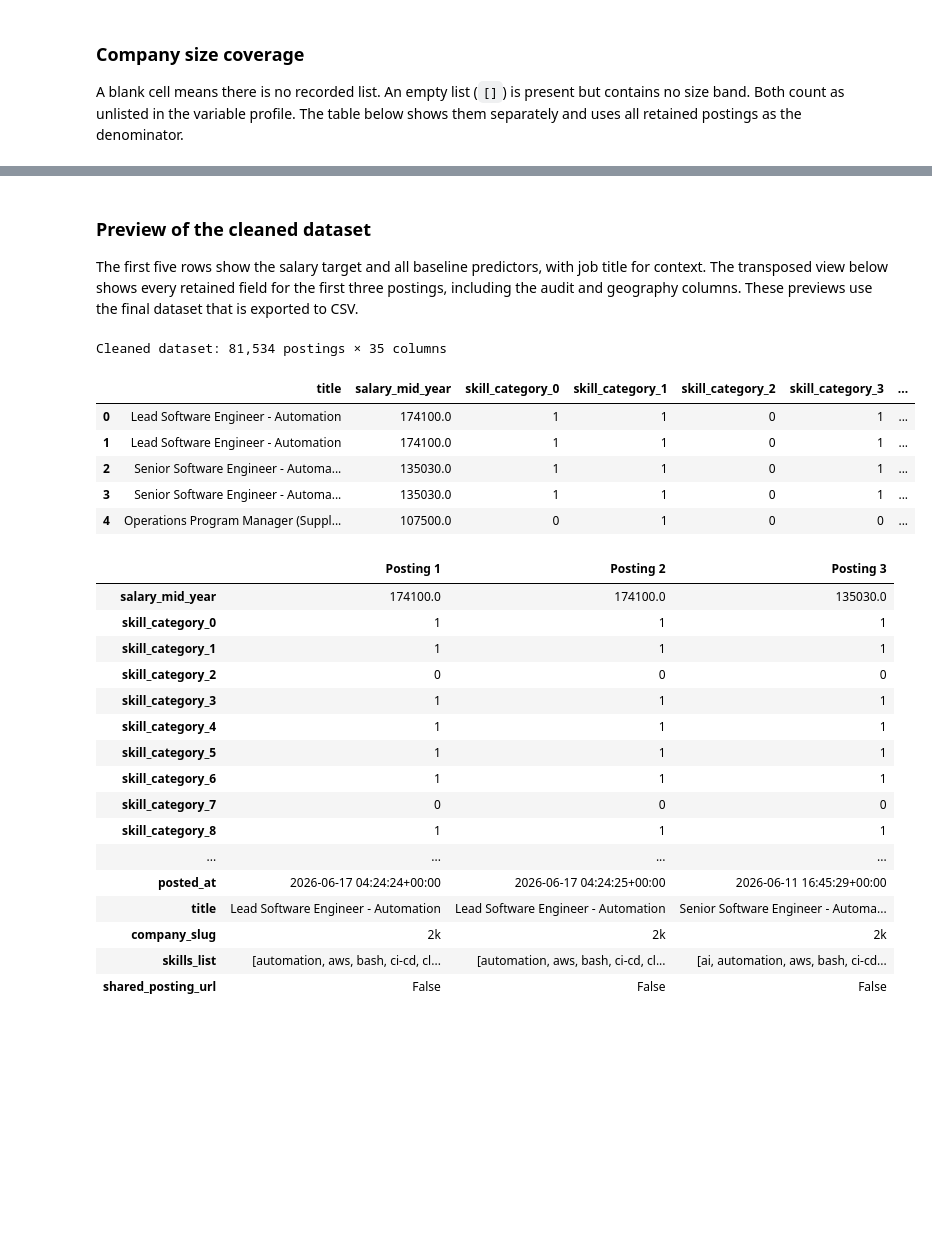
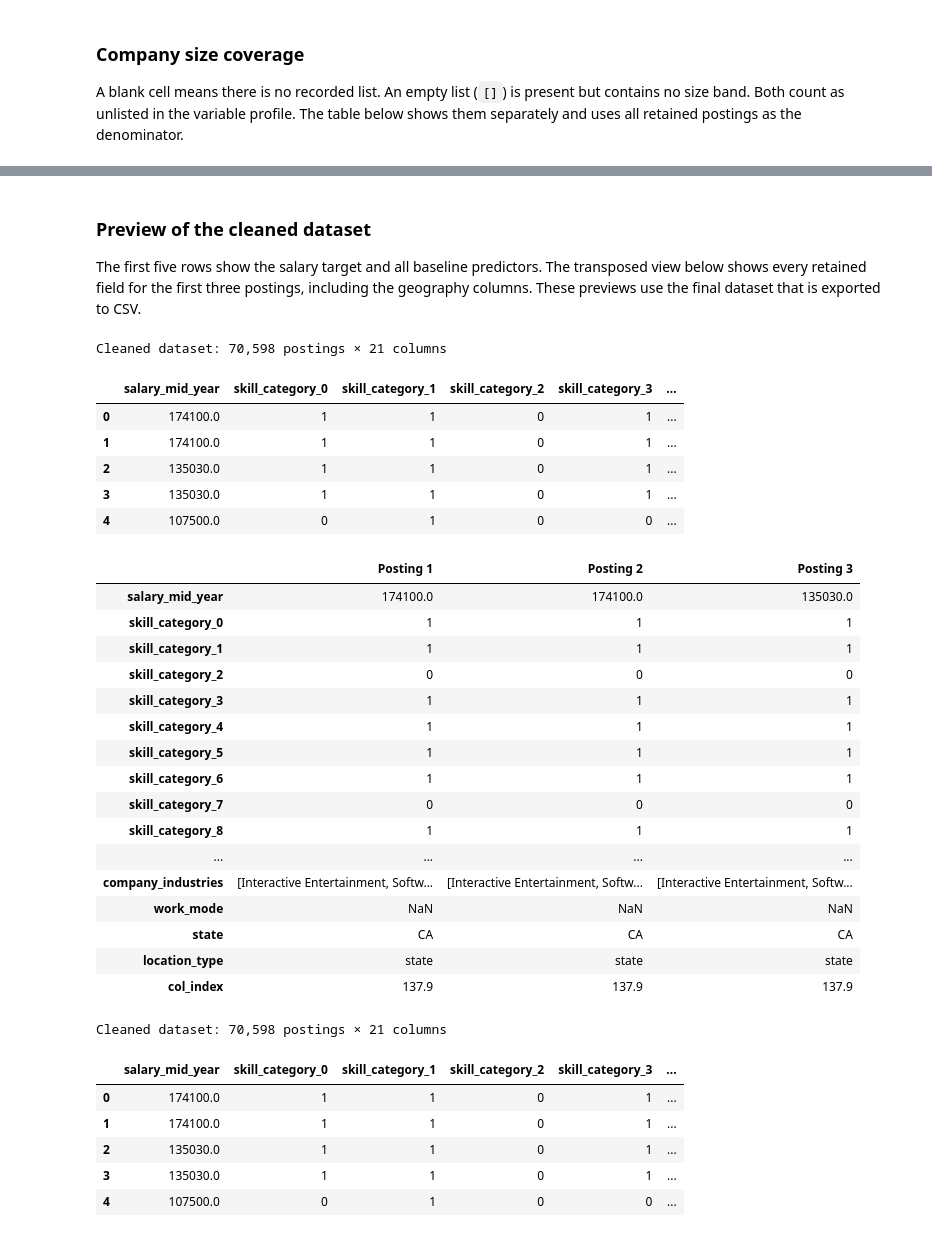
Before and after one commit to wanying-yang/techjob-analysis, a Jupyter notebook: notebooks/Salary_Data_Preprocessing_Annotated.ipynb, the cells around one changed output, grey strips where cells are left out. Cells and saved outputs as stored; diff of their text form; code cells hidden in the pictures; blank space fills up the shorter version.

```diff
--- a/notebooks/Salary_Data_Preprocessing_Annotated.ipynb
+++ b/notebooks/Salary_Data_Preprocessing_Annotated.ipynb
@@ -223,0 +581,6 @@ Company size and industry may list multiple values. We parse the lists and prese
+# %%
+above_experience_cutoff = experience.gt(max_experience_years)
+print(f"Postings excluded for experience above {max_experience_years}: {above_experience_cutoff.sum():,}")
+clean = clean.loc[~above_experience_cutoff].copy()
+row_counts["After experience screening"] = len(clean)
+print(f"Postings retained: {len(clean):,}")
@@ -241,7 +611,5 @@ for column in ["company_sizes", "company_industries"]:
     clean[column] = clean[column].map(ast.literal_eval, na_action="ignore")
     if not clean[column].dropna().map(lambda value: isinstance(value, list)).all():
         raise ValueError(f"{column} contains a non-list value.")
-clean["experience_years_min"] = pd.to_numeric(clean["experience_years_min"], errors="coerce")
-clean["experience_years_min"] = clean["experience_years_min"].mask(clean["experience_years_min"].lt(0))
 # %% [output]
 |  | Postings | Share |
@@ -300,0 +873,23 @@ display(band_frequency)
+# %%
+meric_path = root / "data" / "MERIC_Cost_of_Living_2026_Q3.csv"
+meric = pd.read_csv(meric_path, usecols=["state_code", "year", "quarter", "col_index"])
+meric["state_code"] = meric["state_code"].str.strip().str.upper()
+state_col = meric.loc[
+    meric["year"].eq(2026) & meric["quarter"].eq(3) & meric["state_code"].isin(state_abbrs),
+    ["state_code", "col_index"],
+].rename(columns={"state_code": "state"})
+state_col["col_index"] = pd.to_numeric(state_col["col_index"], errors="raise")
+assert not state_col.empty and state_col["col_index"].notna().all()
+
+posting_count = len(clean)
+clean = clean.merge(state_col, on="state", how="left", validate="many_to_one", sort=False)
+assert len(clean) == posting_count
+assert clean.loc[clean["state"].isna(), "col_index"].isna().all()
+
+join_counts = pd.Series({
+    "Matched to MERIC": clean["col_index"].notna().sum(),
+    "State unlisted": clean["state"].isna().sum(),
+    "State listed with no MERIC match": (clean["state"].notna() & clean["col_index"].isna()).sum(),
+}, name="Postings")
+assert join_counts.sum() == posting_count
+display(join_counts.to_frame().assign(Share=(join_counts / posting_count).map("{:.1%}".format)))
@@ -311,15 +969,11 @@ The dataset retains the target, baseline predictors, optional EDA fields, geogra
 # %%
 target = "salary_mid_year"
-baseline = skill_cols + ["skills_listed", "experience_years_min", "company_sizes"]
+baseline = skill_cols + ["skills_listed", "experience_years_min", "company_size_band"]
 optional = ["category", "seniority", "employment_type", "company_industries", "work_mode"]
-geography = ["state", "state_candidate", "location_type", "location"]
-salary_audit = ["salary_min", "salary_max", "salary_period", "salary_currency",
-                "salary_min_year", "salary_max_year"]
-posting_audit = ["public_slug", "url", "posted_at", "title", "company_slug",
-                 "skills_list", "shared_posting_url"]
-final_columns = [target] + baseline + optional + geography + salary_audit + posting_audit
+geography = ["state", "location_type", "col_index"]
+final_columns = [target] + baseline + optional + geography
 final = clean.loc[:, final_columns].reset_index(drop=True)
-list_cols = ["skills_list", "company_sizes", "company_industries"]
+list_cols = ["company_industries"]
 row_counts["Final cleaned dataset"] = len(final)
 display(pd.Series(row_counts, name="Rows").to_frame())
 # %% [output]
@@ -453,19 +1120,19 @@ Baseline: 12 named predictors before encoding.
 # %% [markdown]
 ### Preview of the cleaned dataset
 
-The first five rows show the salary target and all baseline predictors, with job title for context. The transposed view below shows every retained field for the first three postings, including the audit and geography columns. These previews use the final dataset that is exported to CSV.
+The first five rows show the salary target and all baseline predictors. The transposed view below shows every retained field for the first three postings, including the geography columns. These previews use the final dataset that is exported to CSV.
 # %%
 print(f"Cleaned dataset: {len(final):,} postings × {final.shape[1]} columns")
-display(final[["title", target] + baseline].head(5))
+display(final[[target] + baseline].head(5))
 display(final.head(3).T.rename(columns=lambda index: f"Posting {index + 1}"))
 # %% [output]
-Cleaned dataset: 81,534 postings × 35 columns
+Cleaned dataset: 70,598 postings × 21 columns
-|  | title | salary_mid_year | skill_category_0 | skill_category_1 | skill_category_2 | skill_category_3 | ... |
-| 0 | Lead Software Engineer - Automation | 174100.0 | 1 | 1 | 0 | 1 | ... |
-| 1 | Lead Software Engineer - Automation | 174100.0 | 1 | 1 | 0 | 1 | ... |
-| 2 | Senior Software Engineer - Automa... | 135030.0 | 1 | 1 | 0 | 1 | ... |
-| 3 | Senior Software Engineer - Automa... | 135030.0 | 1 | 1 | 0 | 1 | ... |
-| 4 | Operations Program Manager (Suppl... | 107500.0 | 0 | 1 | 0 | 0 | ... |
+|  | salary_mid_year | skill_category_0 | skill_category_1 | skill_category_2 | skill_category_3 | ... |
+| 0 | 174100.0 | 1 | 1 | 0 | 1 | ... |
+| 1 | 174100.0 | 1 | 1 | 0 | 1 | ... |
+| 2 | 135030.0 | 1 | 1 | 0 | 1 | ... |
+| 3 | 135030.0 | 1 | 1 | 0 | 1 | ... |
+| 4 | 107500.0 | 0 | 1 | 0 | 0 | ... |
 |  | Posting 1 | Posting 2 | Posting 3 |
 | salary_mid_year | 174100.0 | 174100.0 | 135030.0 |
 | skill_category_0 | 1 | 1 | 1 |
@@ -478,8 +1145,15 @@ Cleaned dataset: 81,534 postings × 35 columns
 | skill_category_7 | 0 | 0 | 0 |
 | skill_category_8 | 1 | 1 | 1 |
 | ... | ... | ... | ... |
-| posted_at | 2026-06-17 04:24:24+00:00 | 2026-06-17 04:24:25+00:00 | 2026-06-11 16:45:29+00:00 |
-| title | Lead Software Engineer - Automation | Lead Software Engineer - Automation | Senior Software Engineer - Automa... |
-| company_slug | 2k | 2k | 2k |
-| skills_list | [automation, aws, bash, ci-cd, cl... | [automation, aws, bash, ci-cd, cl... | [ai, automation, aws, bash, ci-cd... |
-| shared_posting_url | False | False | False |
+| company_industries | [Interactive Entertainment, Softw... | [Interactive Entertainment, Softw... | [Interactive Entertainment, Softw... |
+| work_mode | NaN | NaN | NaN |
+| state | CA | CA | CA |
+| location_type | state | state | state |
+| col_index | 137.9 | 137.9 | 137.9 |
+Cleaned dataset: 70,598 postings × 21 columns
+|  | salary_mid_year | skill_category_0 | skill_category_1 | skill_category_2 | skill_category_3 | ... |
+| 0 | 174100.0 | 1 | 1 | 0 | 1 | ... |
+| 1 | 174100.0 | 1 | 1 | 0 | 1 | ... |
+| 2 | 135030.0 | 1 | 1 | 0 | 1 | ... |
+| 3 | 135030.0 | 1 | 1 | 0 | 1 | ... |
+| 4 | 107500.0 | 0 | 1 | 0 | 0 | ... |
```
Also changed, not shown: parts of 97 cells of this notebook, 3 other files.
